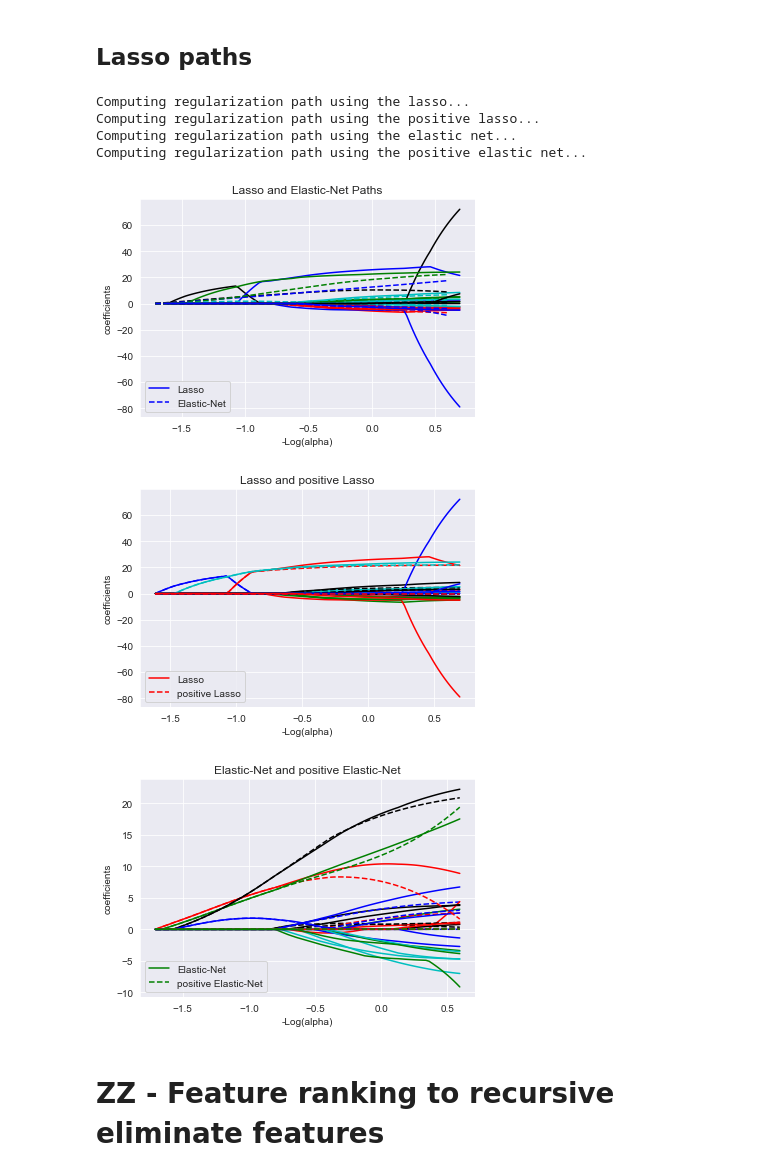
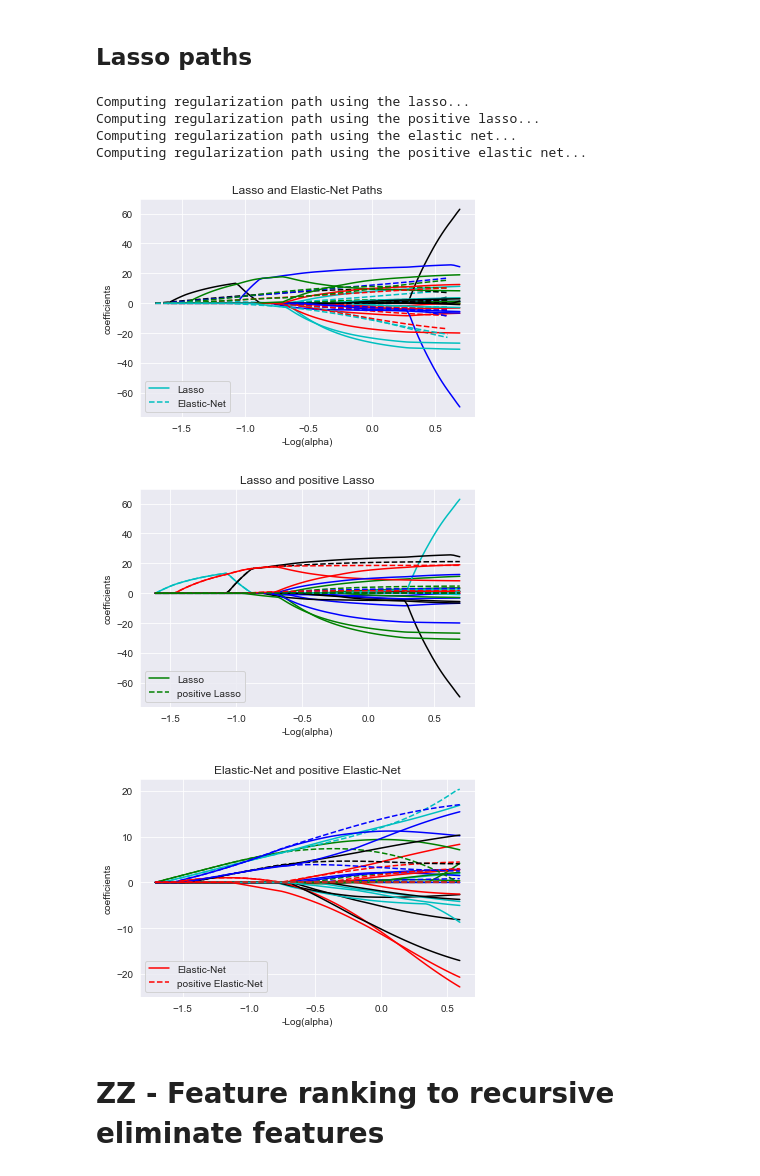
Before and after one commit to Matt-Newton998/Life_Expectancy-Mod04_Project, a Jupyter notebook: Modelling_Matt.ipynb, the cells around one changed output. Saved outputs shown, nothing was run; the diff lists cells and outputs as text; code cells hidden in the pictures.

Commit message:
Intercation model done

```diff
--- a/Modelling_Matt.ipynb
+++ b/Modelling_Matt.ipynb
@@ -496,3 +508,6 @@ baseline = np.mean(cross_val_score(regression, X_3, y, scoring='r2', cv=crossval
 print("Inital R^2:", baseline)
 # %% [output]
 Inital R^2: 0.7190319812371024
+# %%
+X_cols = list(X_3.columns)
+X_3_test = X_test[X_cols]
@@ -499,2 +518,2 @@ Inital R^2: 0.7190319812371024
 # %%
-df_base, df_score = feature_combinations_r_sqrd_with_Inter_df(X_3,y)
+df_inter, df_score, df_score_test = feature_combinations_r_sqrd_with_Inter_df(X_3, y_train, X_test=X_3_test)
@@ -524,7 +549,7 @@ def add_interaction_feature(data, df_inter, df_score, num_inter):
 
     return data
 # %%
-data_combined = add_interaction_feature(X_3, df_base, df_score, 7)
+data_combined = add_interaction_feature(X_3, df_inter, df_score, 10)
 # %% [output]
 A value is trying to be set on a copy of a slice from a DataFrame.
 Try using .loc[row_indexer,col_indexer] = value instead
@@ -615,11 +721,11 @@ from sklearn.linear_model import LassoCV, LassoLarsCV, LassoLarsIC
 # Finding the optimum alpha value for the AIC & BIC critiria
 
 model_bic = LassoLarsIC(criterion='bic')
-model_bic.fit(X, y)
+model_bic.fit(X_final, y_train)
 alpha_bic_ = model_bic.alpha_
 
 model_aic = LassoLarsIC(criterion='aic')
-model_aic.fit(X, y)
+model_aic.fit(X_final, y_train)
 alpha_aic_ = model_aic.alpha_
 
 
@@ -759,15 +918,15 @@ def comp_lasso_paths(X,y, eps=5e-3):
 
     return None
 # %%
-comp_lasso_paths(X_final, y, eps=5e-3)
+comp_lasso_paths(X_final, y_train, eps=5e-3)
 # %% [output]
 Computing regularization path using the lasso...
 Computing regularization path using the positive lasso...
 Computing regularization path using the elastic net...
 Computing regularization path using the positive elastic net...
-[figure, old version]
+[figure, new version]
-[figure, old version]
+[figure, new version]
-[figure, old version]
+[figure, new version]
 # %%
 x
 # %% [markdown]
```
Also changed, not shown: parts of 51 cells of this notebook.
